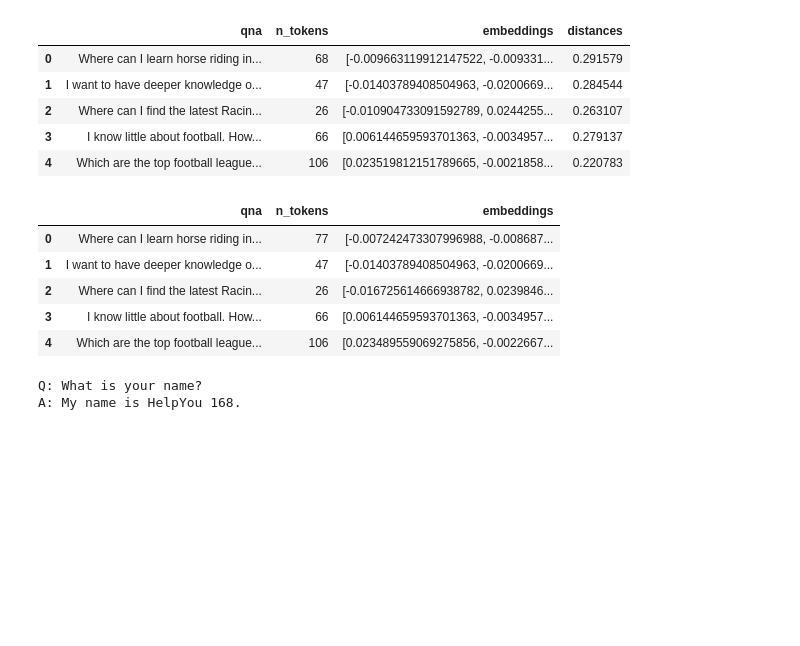
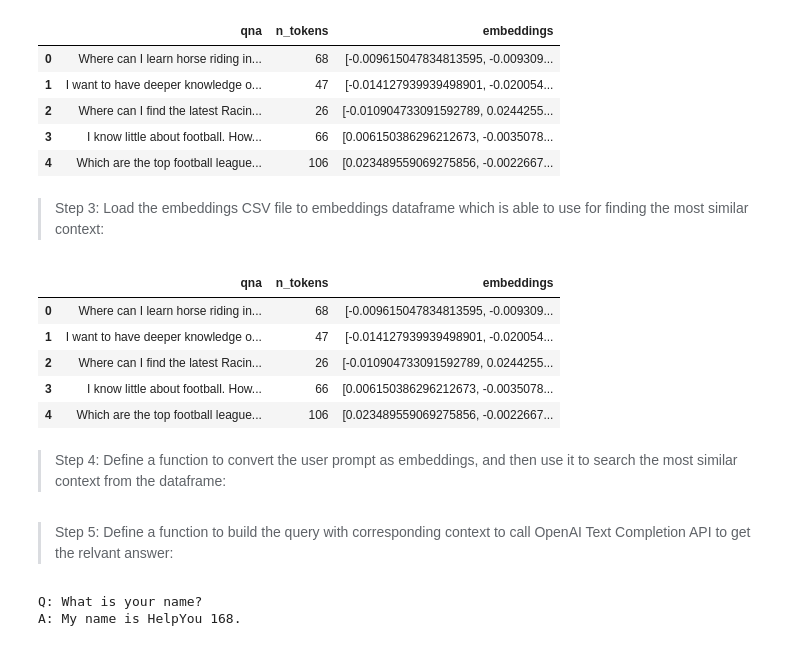
Before and after one commit to alexshlam/chatgpt, a Jupyter notebook: examples/hkjc-qa.ipynb, the cells around one changed output. Saved outputs shown, nothing was run; the diff lists cells and outputs as text; code cells hidden in the pictures; blank space fills up the shorter version.

```diff
--- a/examples/hkjc-qa.ipynb
+++ b/examples/hkjc-qa.ipynb
@@ -126,35 +114,39 @@ Successfully installed aiohttp-3.8.4 aiosignal-1.3.1 async-timeout-4.0.2 frozenl
 # %%
 import openai
-
-#openai.api_key = '{api_key}'
+openai.api_key = ''
 # %%
 
 df['embeddings'] = df['qna'].apply(lambda x: openai.Embedding.create(input=x, engine='text-embedding-ada-002')['data'][0]['embedding'])
-df.to_csv('processed/embeddings.csv')
+df.to_csv('hkjc_faq_embeddings.csv')
 df.head()
 # %% [output]
-|  | qna | n_tokens | embeddings | distances |
-| 0 | Where can I learn horse riding in... | 68 | [-0.009663119912147522, -0.009331... | 0.291579 |
-| 1 | I want to have deeper knowledge o... | 47 | [-0.01403789408504963, -0.0200669... | 0.284544 |
-| 2 | Where can I find the latest Racin... | 26 | [-0.010904733091592789, 0.0244255... | 0.263107 |
-| 3 | I know little about football. How... | 66 | [0.006144659593701363, -0.0034957... | 0.279137 |
-| 4 | Which are the top football league... | 106 | [0.023519812151789665, -0.0021858... | 0.220783 |
+|  | qna | n_tokens | embeddings |
+| 0 | Where can I learn horse riding in... | 68 | [-0.009615047834813595, -0.009309... |
+| 1 | I want to have deeper knowledge o... | 47 | [-0.014127939939498901, -0.020054... |
+| 2 | Where can I find the latest Racin... | 26 | [-0.010904733091592789, 0.0244255... |
+| 3 | I know little about football. How... | 66 | [0.006150386296212673, -0.0035078... |
+| 4 | Which are the top football league... | 106 | [0.023489559069275856, -0.0022667... |
+# %% [markdown]
+> Step 3: Load the embeddings CSV file to embeddings dataframe which is able to use for finding the most similar context:
 # %%
-import pandas as pd
 import numpy as np
 from openai.embeddings_utils import distances_from_embeddings, cosine_similarity
 
-df=pd.read_csv('processed/embeddings.csv', index_col=0)
+df=pd.read_csv('hkjc_faq_embeddings.csv', index_col=0)
 df['embeddings'] = df['embeddings'].apply(eval).apply(np.array)
 
 df.head()
 # %% [output]
 |  | qna | n_tokens | embeddings |
-| 0 | Where can I learn horse riding in... | 77 | [-0.007242473307996988, -0.008687... |
-| 1 | I want to have deeper knowledge o... | 47 | [-0.01403789408504963, -0.0200669... |
-| 2 | Where can I find the latest Racin... | 26 | [-0.016725614666938782, 0.0239846... |
-| 3 | I know little about football. How... | 66 | [0.006144659593701363, -0.0034957... |
+| 0 | Where can I learn horse riding in... | 68 | [-0.009615047834813595, -0.009309... |
+| 1 | I want to have deeper knowledge o... | 47 | [-0.014127939939498901, -0.020054... |
+| 2 | Where can I find the latest Racin... | 26 | [-0.010904733091592789, 0.0244255... |
+| 3 | I know little about football. How... | 66 | [0.006150386296212673, -0.0035078... |
 | 4 | Which are the top football league... | 106 | [0.023489559069275856, -0.0022667... |
+# %% [markdown]
+
+
+> Step 4: Define a function to convert the user prompt as embeddings, and then use it to search the most similar context from the dataframe:
 # %%
 def create_context(
     # question, df, max_len=1800, size="ada"
@@ -230,0 +184,2 @@ def qna(
+# %% [markdown]
+> Step 5: Define a function to build the query with corresponding context to call OpenAI Text Completion API to get the relvant answer:
```
Also changed, not shown: parts of 11 cells of this notebook.
